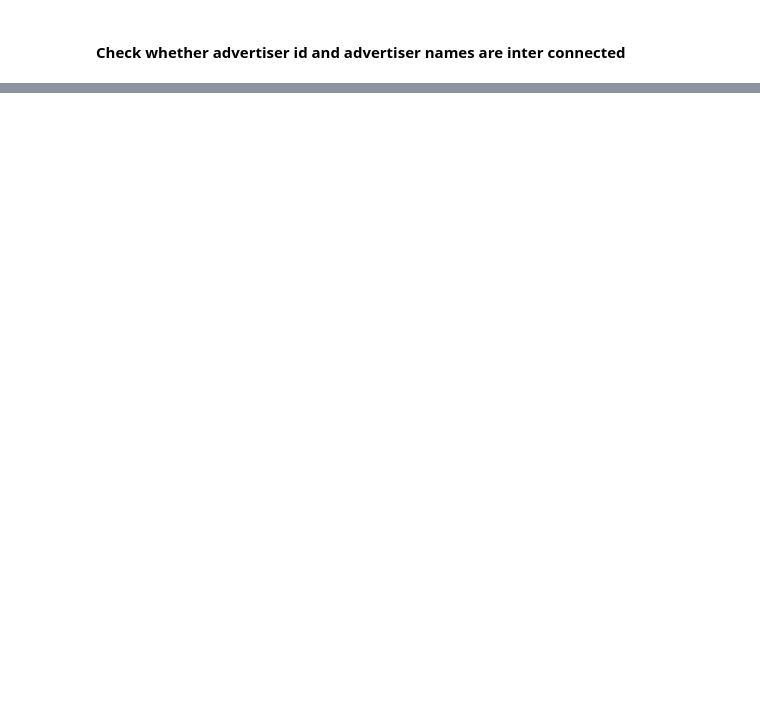
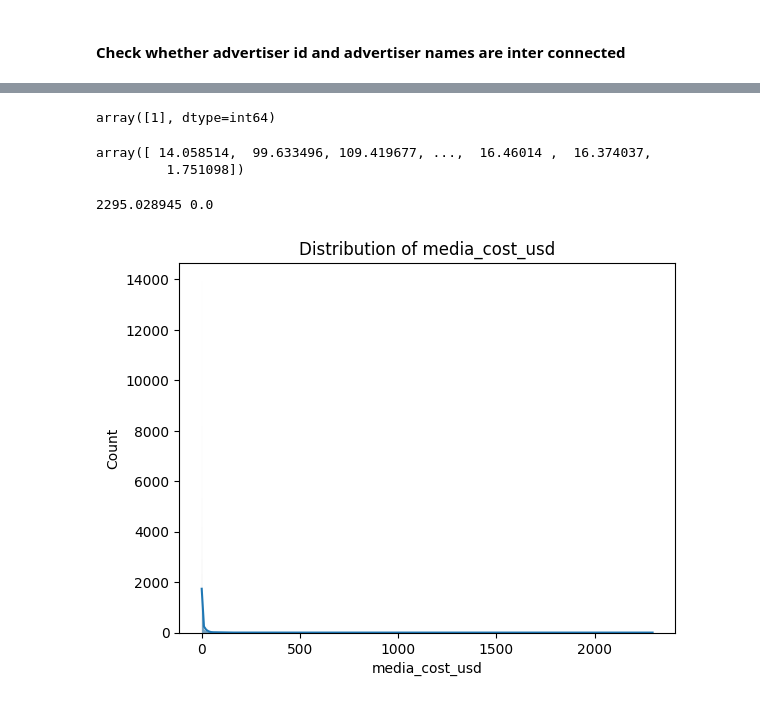
Before and after one commit to GinuraAdikari/InsightHive, a Jupyter notebook: Customer Engagement prediction/Data_preprocess/Data_preprocessing_2.0.ipynb, the cells around one changed output, grey strips where cells are left out. Cells and saved outputs as stored; diff of their text form; code cells hidden in the pictures; blank space fills up the shorter version.

```diff
--- a/Customer Engagement prediction/Data_preprocess/Data_preprocessing_2.0.ipynb
+++ b/Customer Engagement prediction/Data_preprocess/Data_preprocessing_2.0.ipynb
@@ -556,0 +741,14 @@ print(unique_combinations)
+# %%
+from sklearn.preprocessing import LabelEncoder
+
+# Combine 'channel_id' and 'channel_name' into a single feature
+df['channel_combined'] = df['channel_id'].astype(str) + "_" + df['channel_name']
+
+# Initialize the LabelEncoder
+label_encoder = LabelEncoder()
+
+# Apply label encoding to the combined feature
+df['channel_combined_label'] = label_encoder.fit_transform(df['channel_combined'])
+
+# Display the first few rows of the updated DataFrame
+print(df[['channel_combined', 'channel_combined_label']].head())
@@ -556,0 +762,11 @@ print(unique_combinations)
+# %%
+from sklearn.preprocessing import StandardScaler
+
+# Initialize StandardScaler
+scaler = StandardScaler()
+
+# Standardize the 'campaign_budget_usd' column
+df['campaign_budget_usd_scaled'] = scaler.fit_transform(df[['campaign_budget_usd']])
+
+# Display the updated DataFrame with the scaled feature
+print(df.head())
@@ -556,0 +821,26 @@ print(unique_combinations)
+# %%
+df  = df.drop(columns=['advertiser_currency'])
+# %%
+df['exchange_rate'].unique()
+# %% [output]
+array([1], dtype=int64)
+# %%
+df  = df.drop(columns=['exchange_rate'])
+# %%
+df['media_cost_usd'].unique()
+# %% [output]
+array([ 14.058514,  99.633496, 109.419677, ...,  16.46014 ,  16.374037,
+         1.751098])
+# %%
+print(df['media_cost_usd'].max(), df['media_cost_usd'].min())
+# %% [output]
+2295.028945 0.0
+# %%
+import matplotlib.pyplot as plt
+import seaborn as sns
+
+sns.histplot(df['media_cost_usd'], kde=True)
+plt.title('Distribution of media_cost_usd')
+plt.show()
+# %% [output]
+[figure, added]
```
Also changed, not shown: parts of 24 cells of this notebook, 2 other files.
